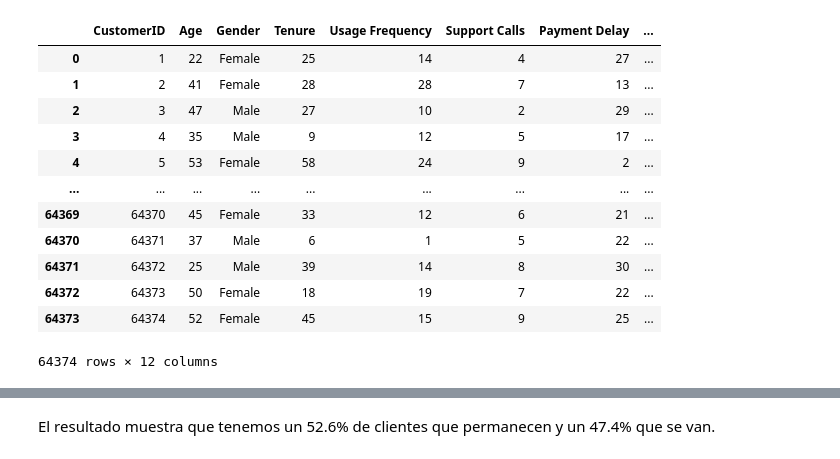
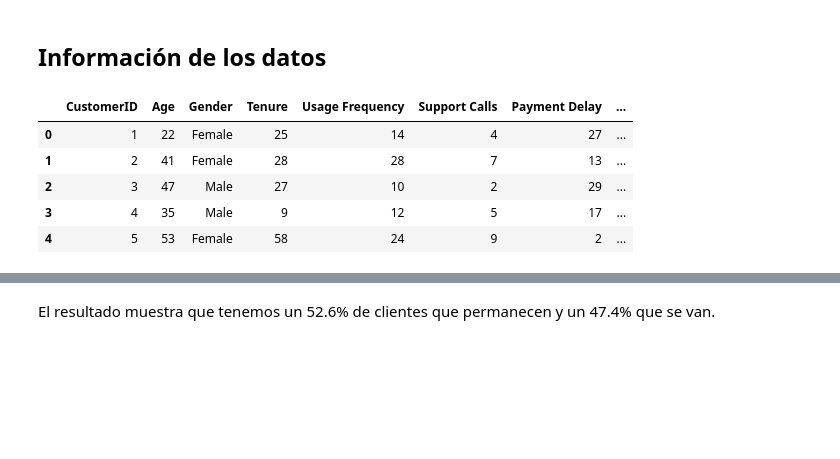
Before and after one commit to BrianSilenT/churninsight-hackaton, a Jupyter notebook: data-science/notebooks/churn.ipynb, the cells around one changed output, grey strips where cells are left out. Cells and saved outputs as stored; diff of their text form; code cells hidden in the pictures; blank space fills up the shorter version.

Commit message:
feat: integrar limpieza de datos

```diff
--- a/data-science/notebooks/churn.ipynb
+++ b/data-science/notebooks/churn.ipynb
@@ -4,20 +4,15 @@ import seaborn as sns
 import matplotlib.pyplot as plt
 # %%
 data = "../data/customer_churn_dataset.csv"
+# %% [markdown]
+## Información de los datos
 # %%
 df = pd.read_csv(data)
-df
+df.head()
 # %% [output]
 |  | CustomerID | Age | Gender | Tenure | Usage Frequency | Support Calls | Payment Delay | ... |
 | 0 | 1 | 22 | Female | 25 | 14 | 4 | 27 | ... |
 | 1 | 2 | 41 | Female | 28 | 28 | 7 | 13 | ... |
 | 2 | 3 | 47 | Male | 27 | 10 | 2 | 29 | ... |
 | 3 | 4 | 35 | Male | 9 | 12 | 5 | 17 | ... |
 | 4 | 5 | 53 | Female | 58 | 24 | 9 | 2 | ... |
-| ... | ... | ... | ... | ... | ... | ... | ... | ... |
-| 64369 | 64370 | 45 | Female | 33 | 12 | 6 | 21 | ... |
-| 64370 | 64371 | 37 | Male | 6 | 1 | 5 | 22 | ... |
-| 64371 | 64372 | 25 | Male | 39 | 14 | 8 | 30 | ... |
-| 64372 | 64373 | 50 | Female | 18 | 19 | 7 | 22 | ... |
-| 64373 | 64374 | 52 | Female | 45 | 15 | 9 | 25 | ... |
-64374 rows × 12 columns
```
Also changed, not shown: parts of 21 cells of this notebook, 1 other file.
